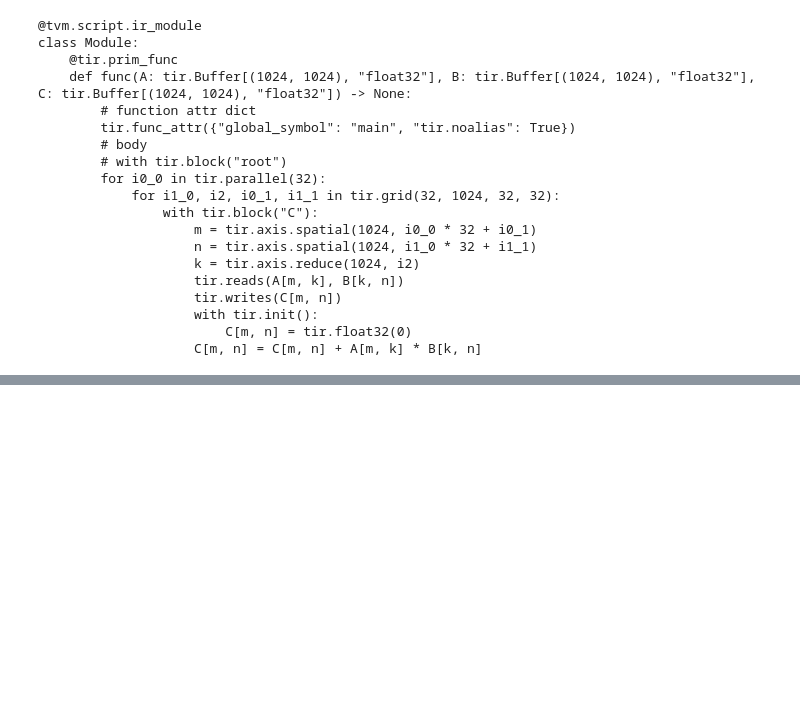
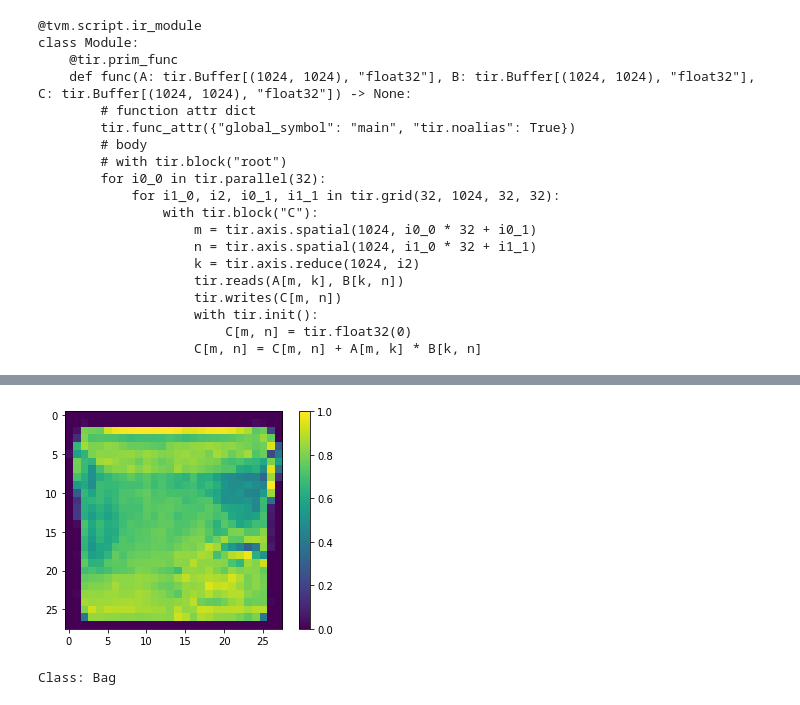
Before and after one commit to tonyzhao-jt/TVMLearn, a Jupyter notebook: Notes/course2/Course4.ipynb, the cells around one changed output, grey strips where cells are left out. Cells and saved outputs as stored; diff of their text form; code cells hidden in the pictures; blank space fills up the shorter version.

```diff
--- a/Notes/course2/Course4.ipynb
+++ b/Notes/course2/Course4.ipynb
@@ -199,0 +217,16 @@ class Module:
+# %%
+import torch
+import torchvision
+
+test_data = torchvision.datasets.FashionMNIST(
+    root="data",
+    train=False,
+    download=True,
+    transform=torchvision.transforms.ToTensor()
+)
+test_loader = torch.utils.data.DataLoader(test_data, batch_size=1, shuffle=True)
+class_names = ['T-shirt/top', 'Trouser', 'Pullover', 'Dress', 'Coat',
+               'Sandal', 'Shirt', 'Sneaker', 'Bag', 'Ankle boot']
+
+img, label = next(iter(test_loader))
+img = img.reshape(1, 28, 28).numpy()
@@ -199,0 +249,12 @@ class Module:
+# %%
+import matplotlib.pyplot as plt
+
+plt.figure()
+plt.imshow(img[0])
+plt.colorbar()
+plt.grid(False)
+plt.show()
+print("Class:", class_names[label[0]])
+# %% [output]
+[figure, added]
+Class: Bag
```
Also changed, not shown: parts of 24 cells of this notebook.
